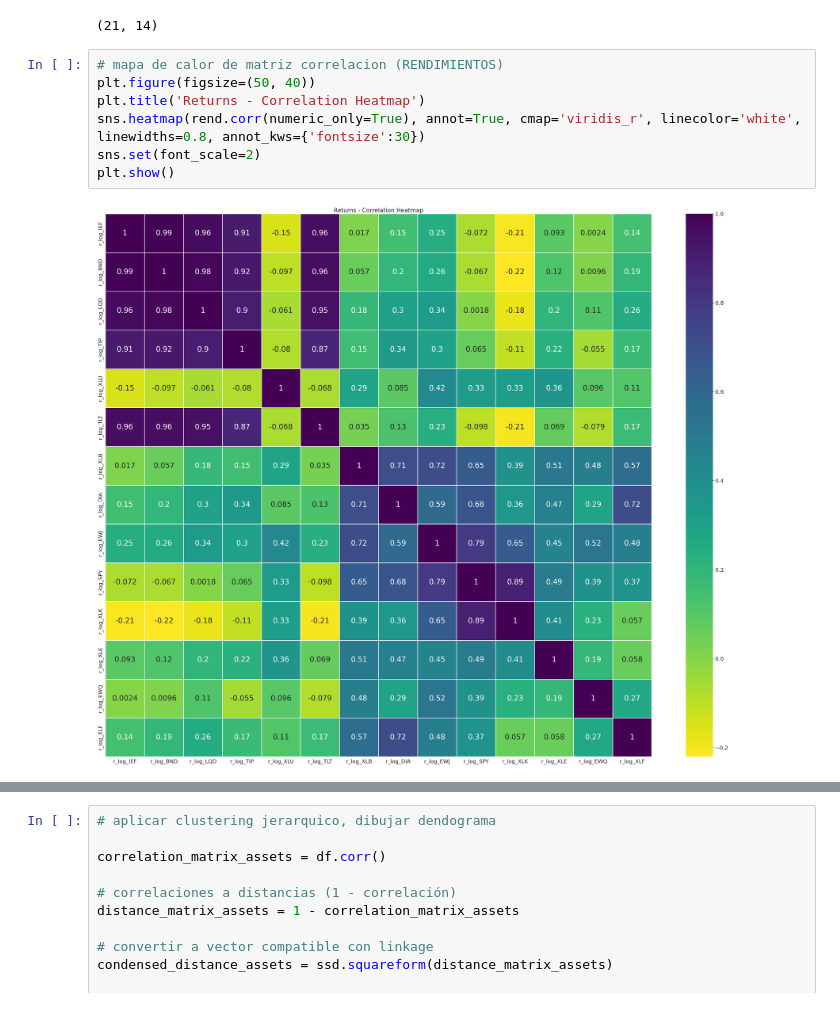
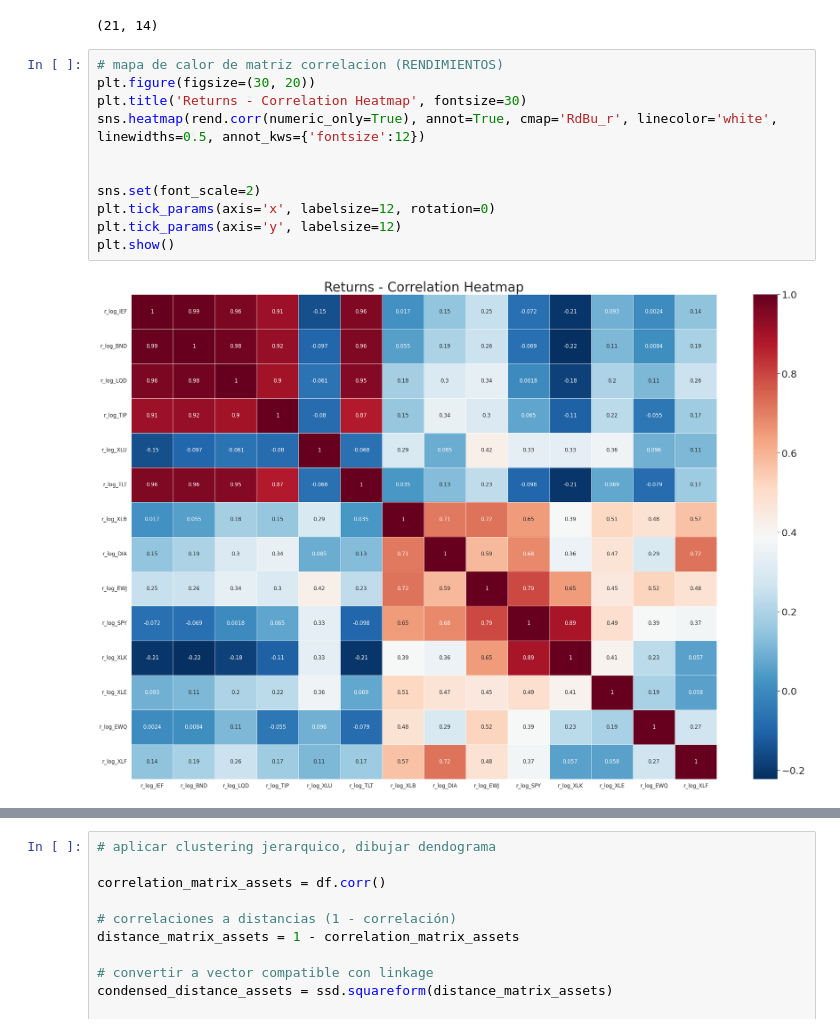
Before and after one commit to paugomezheredia/HOMEWORKS-PAP, a Jupyter notebook: HRP/Actividad_HRP.ipynb, the cells around one changed output, grey strips where cells are left out. Drawn from its saved outputs; the diff is of its cells as text.

```diff
--- a/HRP/Actividad_HRP.ipynb
+++ b/HRP/Actividad_HRP.ipynb
@@ -133,11 +132,15 @@ rend.shape
 (21, 14)
 # %%
 # mapa de calor de matriz correlacion (RENDIMIENTOS)
-plt.figure(figsize=(50, 40))
-plt.title('Returns - Correlation Heatmap')
-sns.heatmap(rend.corr(numeric_only=True), annot=True, cmap='viridis_r', linecolor='white', linewidths=0.8, annot_kws={'fontsize':30})
+plt.figure(figsize=(30, 20))
+plt.title('Returns - Correlation Heatmap', fontsize=30)
+sns.heatmap(rend.corr(numeric_only=True), annot=True, cmap='RdBu_r', linecolor='white', linewidths=0.5, annot_kws={'fontsize':12})
+
+
 sns.set(font_scale=2)
+plt.tick_params(axis='x', labelsize=12, rotation=0)
+plt.tick_params(axis='y', labelsize=12)
 plt.show()
 # %% [output]
-[figure, old version]
+[figure, new version]
 # %%
```
Also changed, not shown: parts of 21 cells of this notebook, 1 other file.
